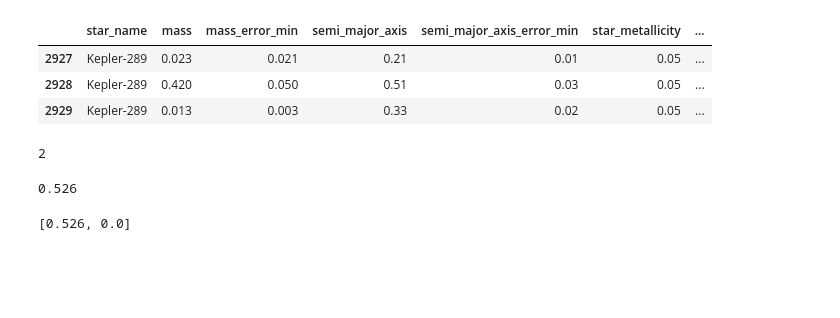
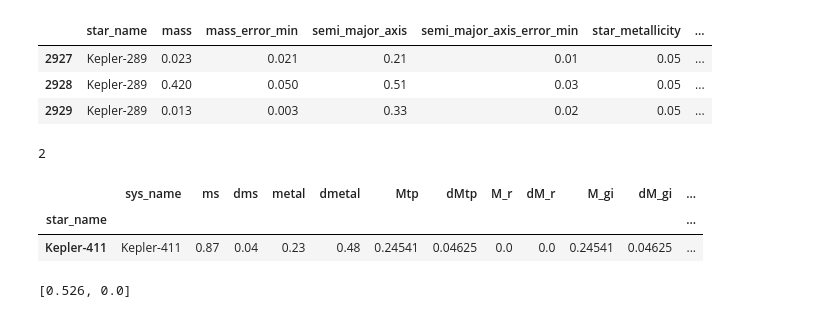
Before and after one commit to fjbautistas/kde_example, a Jupyter notebook: Marginal_Distributions.ipynb, the cells around one changed output. Drawn from its saved outputs; the diff is of its cells as text; code cells hidden in the pictures; blank space fills up the shorter version.

```diff
--- a/Marginal_Distributions.ipynb
+++ b/Marginal_Distributions.ipynb
@@ -113,10 +113,12 @@ obs_data = NewData(data_o)
 obs_data = obs_data.assign(n_planets = number)
 obs_data = obs_data.sort_values(by=['n_planets'], ascending=False)
 # %%
-systm = obs_data[obs_data.sys_name == "KOI-94"]
-systm.M_gi.values[0]
+systm = obs_data[obs_data.sys_name == "Kepler-411"]
+systm
 # %% [output]
-0.526
+|  | sys_name | ms | dms | metal | dmetal | Mtp | dMtp | M_r | dM_r | M_gi | dM_gi | ... |
+| star_name |  |  |  |  |  |  |  |  |  |  |  | ... |
+| Kepler-411 | Kepler-411 | 0.87 | 0.04 | 0.23 | 0.48 | 0.24541 | 0.04625 | 0.0 | 0.0 | 0.24541 | 0.04625 | ... |
 # %%
 A = [systm.M_gi.values[0], systm.M_r.values[0]]
 A
```
Also changed, not shown: 22 other files.
